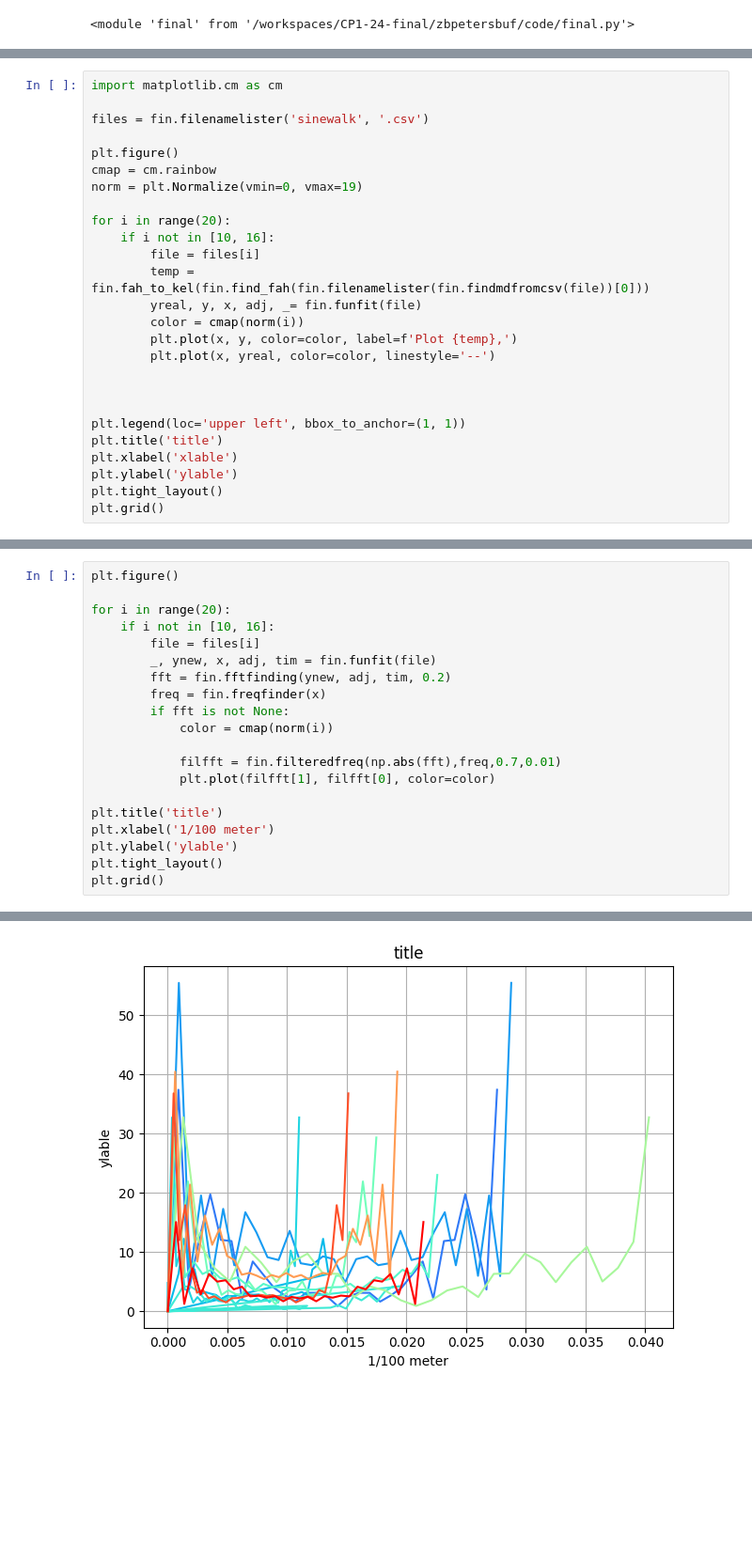
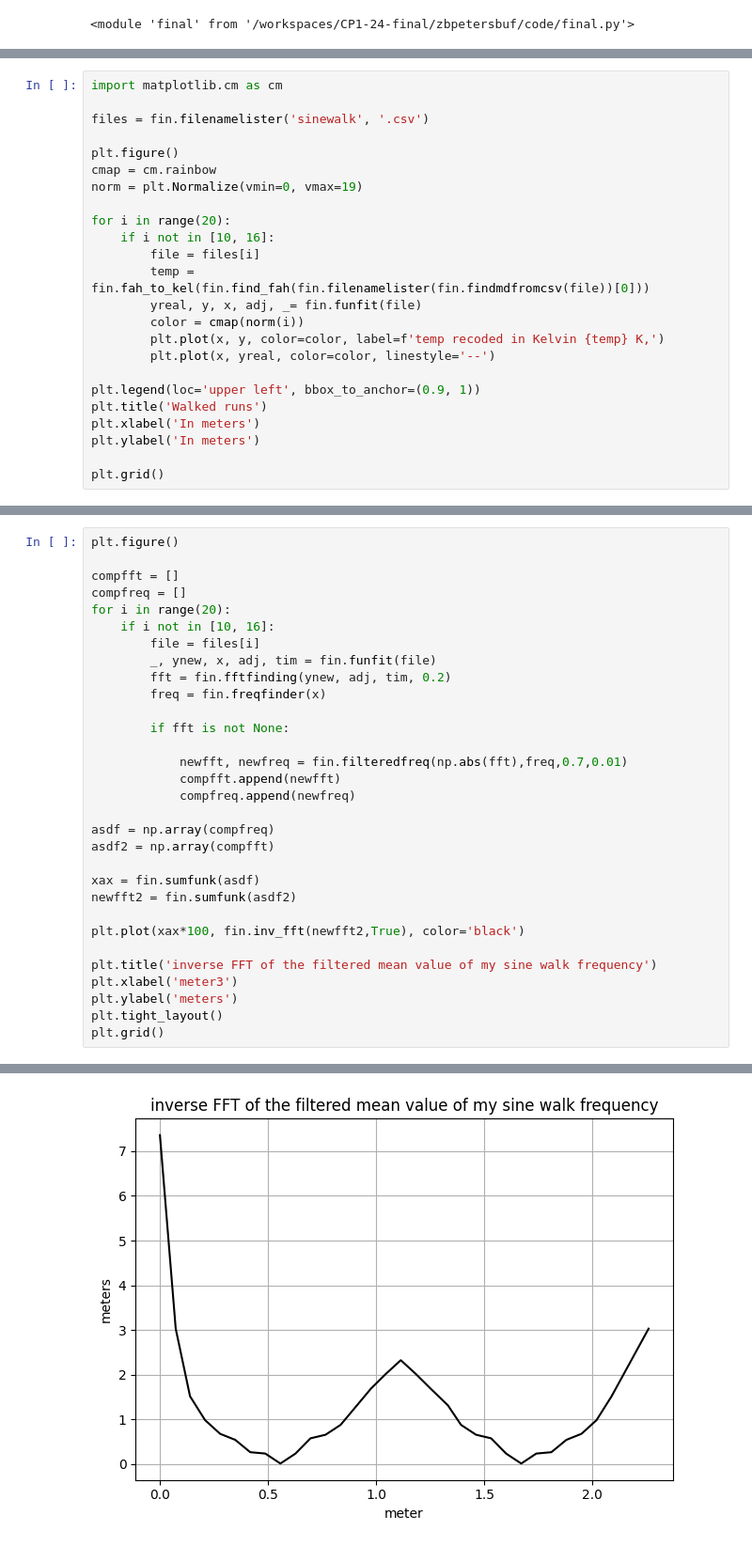
Before and after one commit to zbpetersbuf/CP1-24-final, a Jupyter notebook: zbpetersbuf/documentation/final.ipynb, the cells around one changed output, grey strips where cells are left out. Shown: that part at 94% size. Drawn from its saved outputs; the diff is of its cells as text; blank space fills up the shorter version.

```diff
--- a/zbpetersbuf/documentation/final.ipynb
+++ b/zbpetersbuf/documentation/final.ipynb
@@ -31,15 +78,13 @@ for i in range(20):
         temp = fin.fah_to_kel(fin.find_fah(fin.filenamelister(fin.findmdfromcsv(file))[0]))
         yreal, y, x, adj, _= fin.funfit(file)
         color = cmap(norm(i))
-        plt.plot(x, y, color=color, label=f'Plot {temp},')
+        plt.plot(x, y, color=color, label=f'temp recoded in Kelvin {temp} K,')
         plt.plot(x, yreal, color=color, linestyle='--')
 
+plt.legend(loc='upper left', bbox_to_anchor=(0.9, 1))
+plt.title('Walked runs')
+plt.xlabel('In meters')
+plt.ylabel('In meters')
 
-
-plt.legend(loc='upper left', bbox_to_anchor=(1, 1))
-plt.title('title')
-plt.xlabel('xlable')
-plt.ylabel('ylable')
-plt.tight_layout()
 plt.grid()
 # %% [output]
@@ -76,29 +122,40 @@ adr value 0.12878425595809828 is too low for FFT. It needs to be greater than 0.
 # %%
 plt.figure()
 
+compfft = []
+compfreq = []
 for i in range(20):
     if i not in [10, 16]:
         file = files[i]
         _, ynew, x, adj, tim = fin.funfit(file)
         fft = fin.fftfinding(ynew, adj, tim, 0.2)
         freq = fin.freqfinder(x)
+
         if fft is not None:
-            color = cmap(norm(i))
 
-            filfft = fin.filteredfreq(np.abs(fft),freq,0.7,0.01)
-            plt.plot(filfft[1], filfft[0], color=color)
+            newfft, newfreq = fin.filteredfreq(np.abs(fft),freq,0.7,0.01)
+            compfft.append(newfft)
+            compfreq.append(newfreq)
 
-plt.title('title')
-plt.xlabel('1/100 meter')
-plt.ylabel('ylable')
+asdf = np.array(compfreq)
+asdf2 = np.array(compfft)
+
+xax = fin.sumfunk(asdf)
+newfft2 = fin.sumfunk(asdf2)
+
+plt.plot(xax*100, fin.inv_fft(newfft2,True), color='black')
+
+plt.title('inverse FFT of the filtered mean value of my sine walk frequency')
+plt.xlabel('meter3')
+plt.ylabel('meters')
 plt.tight_layout()
 plt.grid()
 # %% [output]
 adr value 0.03579144664860734 is too low for FFT. It needs to be greater than 0.2.
 adr value -0.06831253810825322 is too low for FFT. It needs to be greater than 0.2.
 adr value 0.0463001077343419 is too low for FFT. It needs to be greater than 0.2.
 adr value 0.16764699397750793 is too low for FFT. It needs to be greater than 0.2.
 adr value 0.03503815322394688 is too low for FFT. It needs to be greater than 0.2.
 adr value 0.019381629930073085 is too low for FFT. It needs to be greater than 0.2.
 adr value 0.12878425595809828 is too low for FFT. It needs to be greater than 0.2.
-[figure, old version]
+[figure, new version]
```
Also changed, not shown: parts of 8 cells of this notebook, 3 other files.
